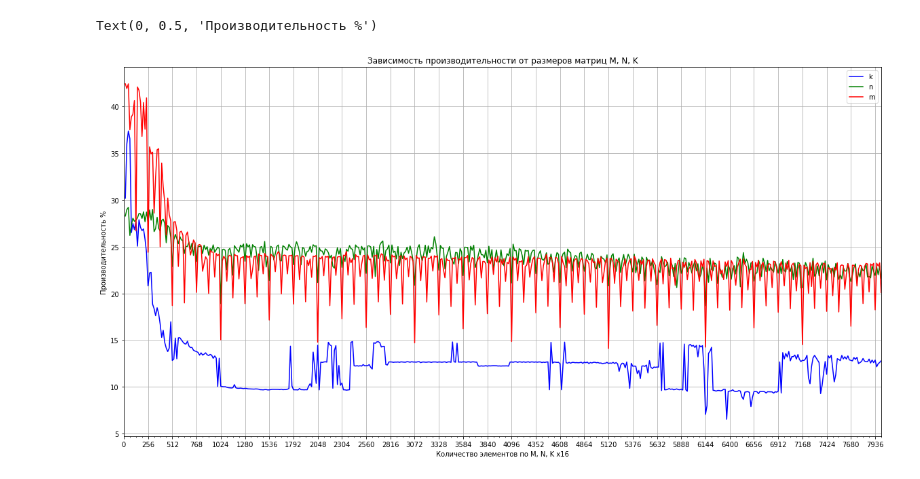
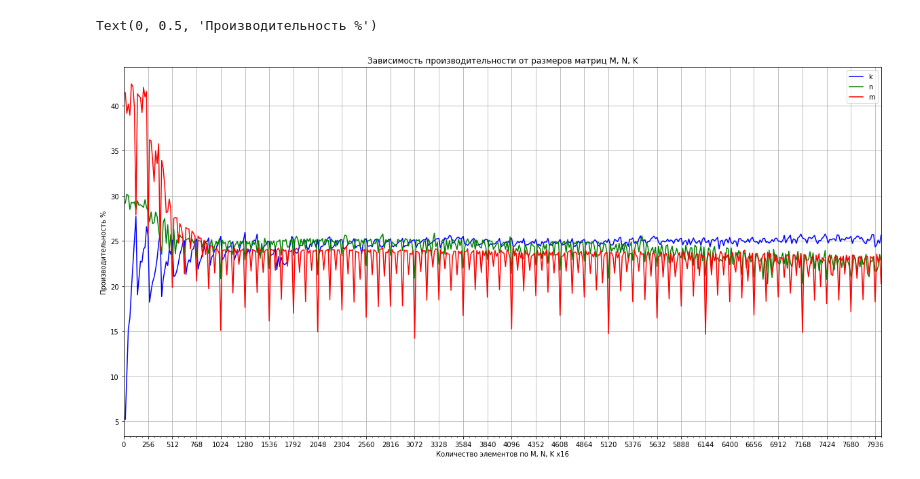
Before and after one commit to Arti9991/AssemblyMatrix, a Jupyter notebook: Graf1.ipynb, the cells around one changed output. Drawn from its saved outputs; the diff is of its cells as text; code cells hidden in the pictures.

```diff
--- a/Graf1.ipynb
+++ b/Graf1.ipynb
@@ -10,7 +10,7 @@ My_ticks = []
 i = 0
 k = 0
 
-with open ("/home/artem/Шаблоны/Matrix_Core/result_K_1.csv", 'r') as fileK:
+with open ("/home/artem/Шаблоны/Matric_Core_Block/result_K_1.csv", 'r') as fileK:
     for line in fileK:
         Change_k.append(float(line.strip()))
         k = k + 1
@@ -18,34 +18,34 @@ with open ("/home/artem/Шаблоны/Matrix_Core/result_K_1.csv", 'r') as file
 #print (Change_k)
 fileK.close()
 
-with open ("/home/artem/Шаблоны/Matrix_Core/result_N_1.csv", 'r') as fileN:
+with open ("/home/artem/Шаблоны/Matric_Core_Block/result_N_1.csv", 'r') as fileN:
     for line in fileN:
         Change_n.append(float(line.strip()))
 #print (Change_n)
 fileN.close()
 
-with open ("/home/artem/Шаблоны/Matrix_Core/result_M_1.csv", 'r') as fileM:
+with open ("/home/artem/Шаблоны/Matric_Core_Block/result_M_1.csv", 'r') as fileM:
     for line in fileM:
         Change_m.append(float(line.strip()))
 #print (Change_m)
 fileM.close()
 
 
 fig , ax = plt.subplots(figsize = (20, 10))
 
 plt.plot(My_ticks,Change_k,'b', label = 'k')
 plt.plot(My_ticks,Change_n,'g', label = 'n')
 plt.plot(My_ticks,Change_m,'r', label = 'm')
 plt.legend()
 
 plt.xlim([0, k*16])
 ax.xaxis.set_major_locator(ticker.MultipleLocator(256))
 ax.xaxis.set_minor_locator(ticker.MultipleLocator(64))
 
 plt.grid()
 plt.title("Зависимость производительности от размеров матриц M, N, K")
 plt.xlabel("Количество элементов по M, N, K x16")
 plt.ylabel("Производительность %")
 # %% [output]
 Text(0, 0.5, 'Производительность %')
-[figure, old version]
+[figure, new version]
```
Also changed, not shown: 7 other files.
